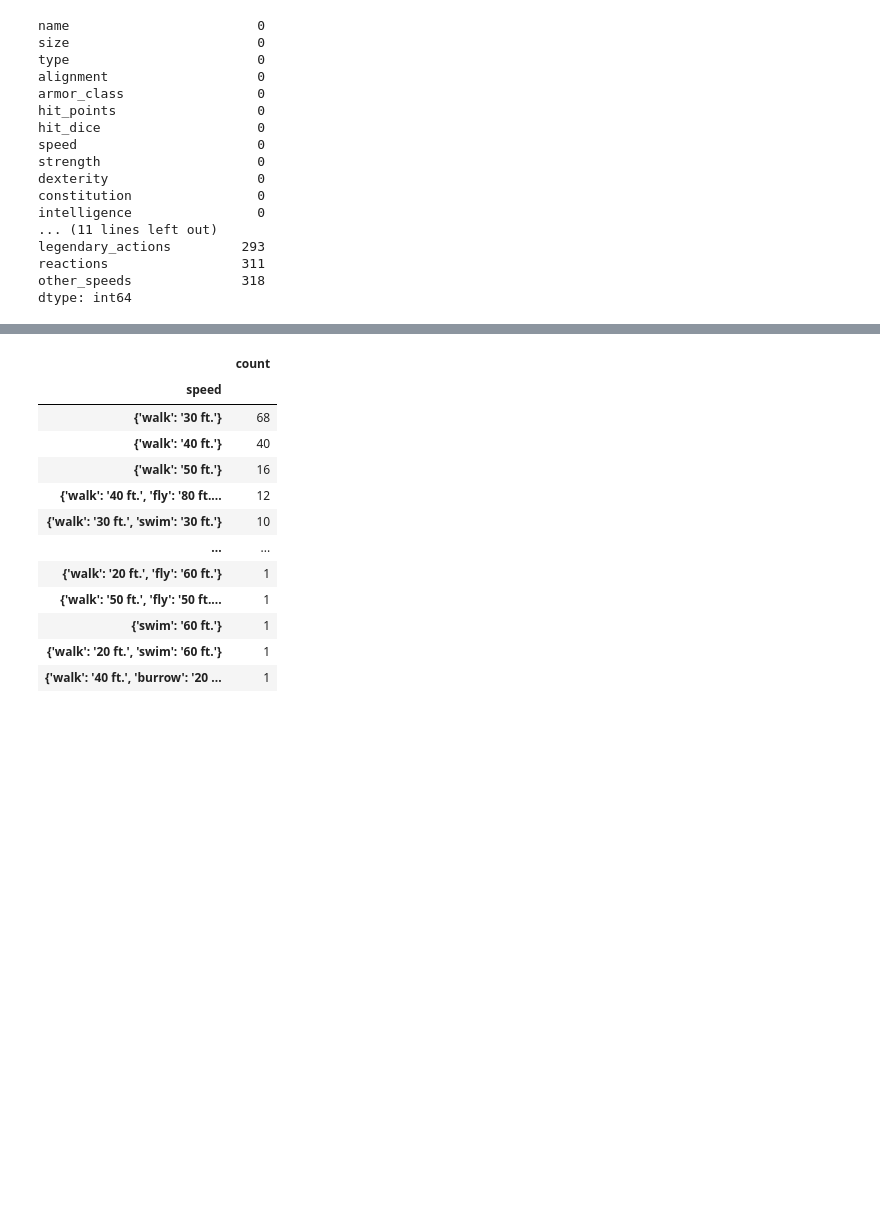
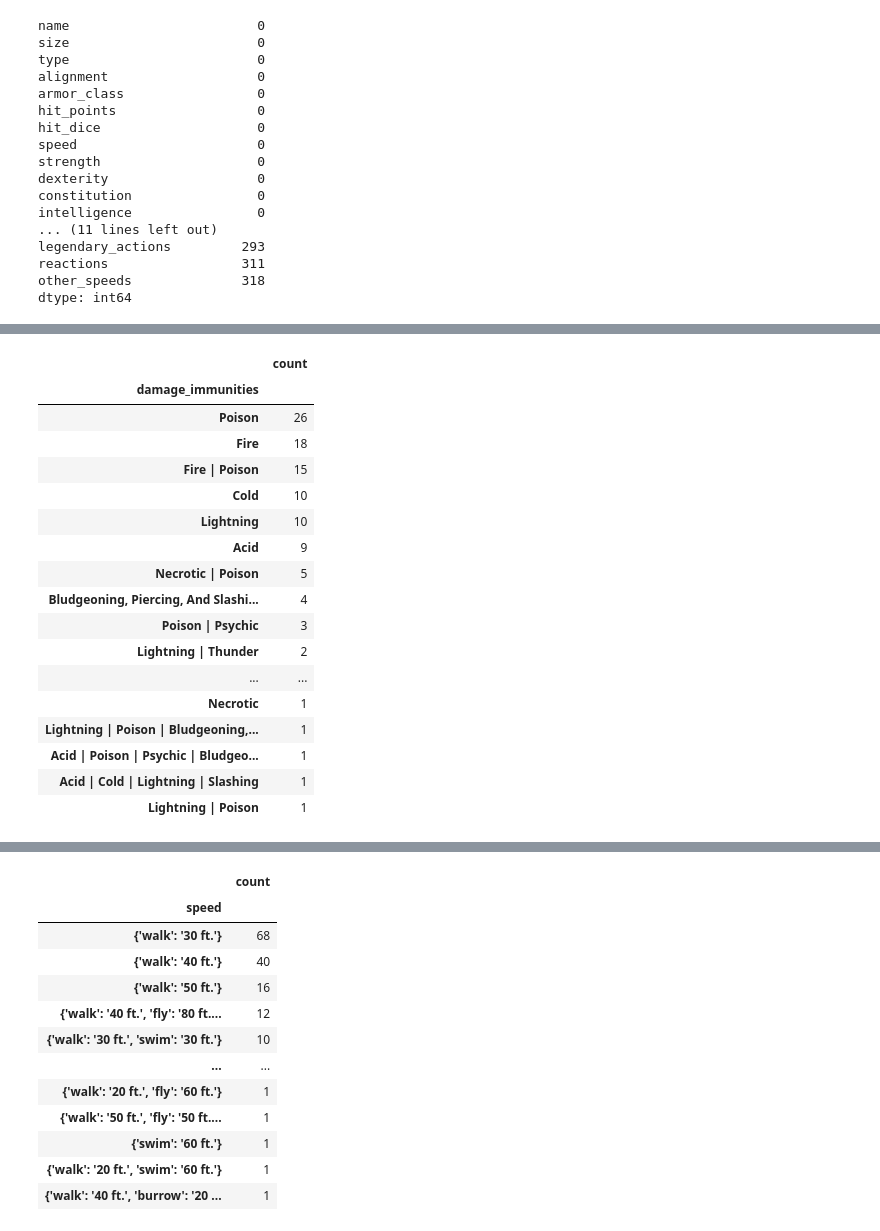
Before and after one commit to laureng97/Project-4--DND-Challenge-Ratings, a Jupyter notebook: CSV-to-SQL + Cleaning.ipynb, the cells around one changed output, grey strips where cells are left out. Drawn from its saved outputs; the diff is of its cells as text; code cells hidden in the pictures; blank space fills up the shorter version.

```diff
--- a/CSV-to-SQL + Cleaning.ipynb
+++ b/CSV-to-SQL + Cleaning.ipynb
@@ -90,0 +189,28 @@ Columns which need stripping
+# %%
+df["damage_immunities"] = df["damage_immunities"].str.replace("[", '')
+df["damage_immunities"] = df["damage_immunities"].str.replace("]", '')
+df["damage_immunities"] = df["damage_immunities"].str.replace("', ", ' | ')
+df["damage_immunities"] = df["damage_immunities"].str.replace("'", '')
+df["damage_immunities"] = df["damage_immunities"].str.replace('"', '')
+df["damage_immunities"] = df["damage_immunities"].str.title()
+data = pd.DataFrame(df["damage_immunities"].value_counts())
+data
+# %% [output]
+|  | count |
+| damage_immunities |  |
+| Poison | 26 |
+| Fire | 18 |
+| Fire | Poison | 15 |
+| Cold | 10 |
+| Lightning | 10 |
+| Acid | 9 |
+| Necrotic | Poison | 5 |
+| Bludgeoning, Piercing, And Slashi... | 4 |
+| Poison | Psychic | 3 |
+| Lightning | Thunder | 2 |
+| ... | ... |
+| Necrotic | 1 |
+| Lightning | Poison | Bludgeoning,... | 1 |
+| Acid | Poison | Psychic | Bludgeo... | 1 |
+| Acid | Cold | Lightning | Slashing | 1 |
+| Lightning | Poison | 1 |
```
Also changed, not shown: parts of 16 cells of this notebook, 1 other file.
